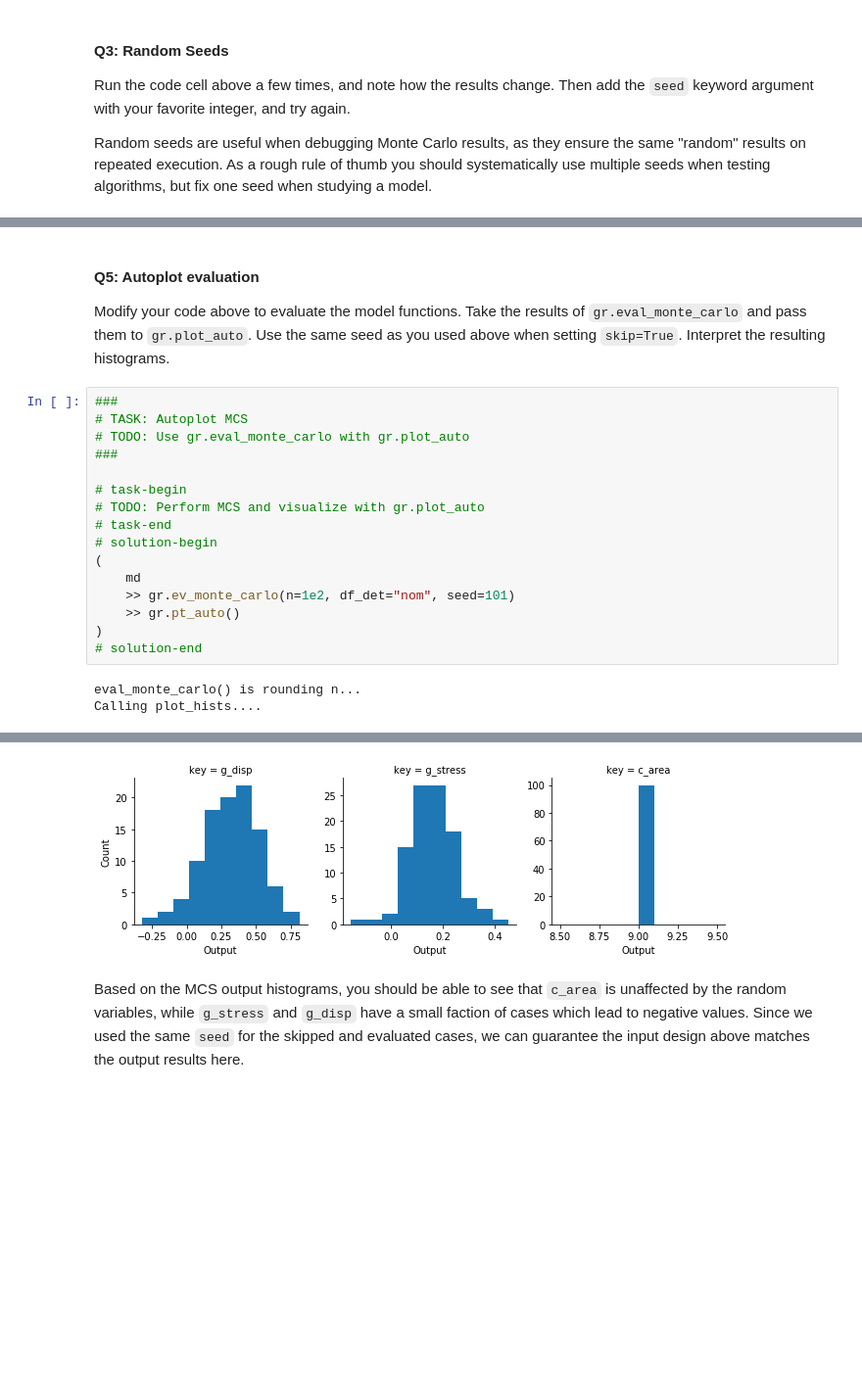
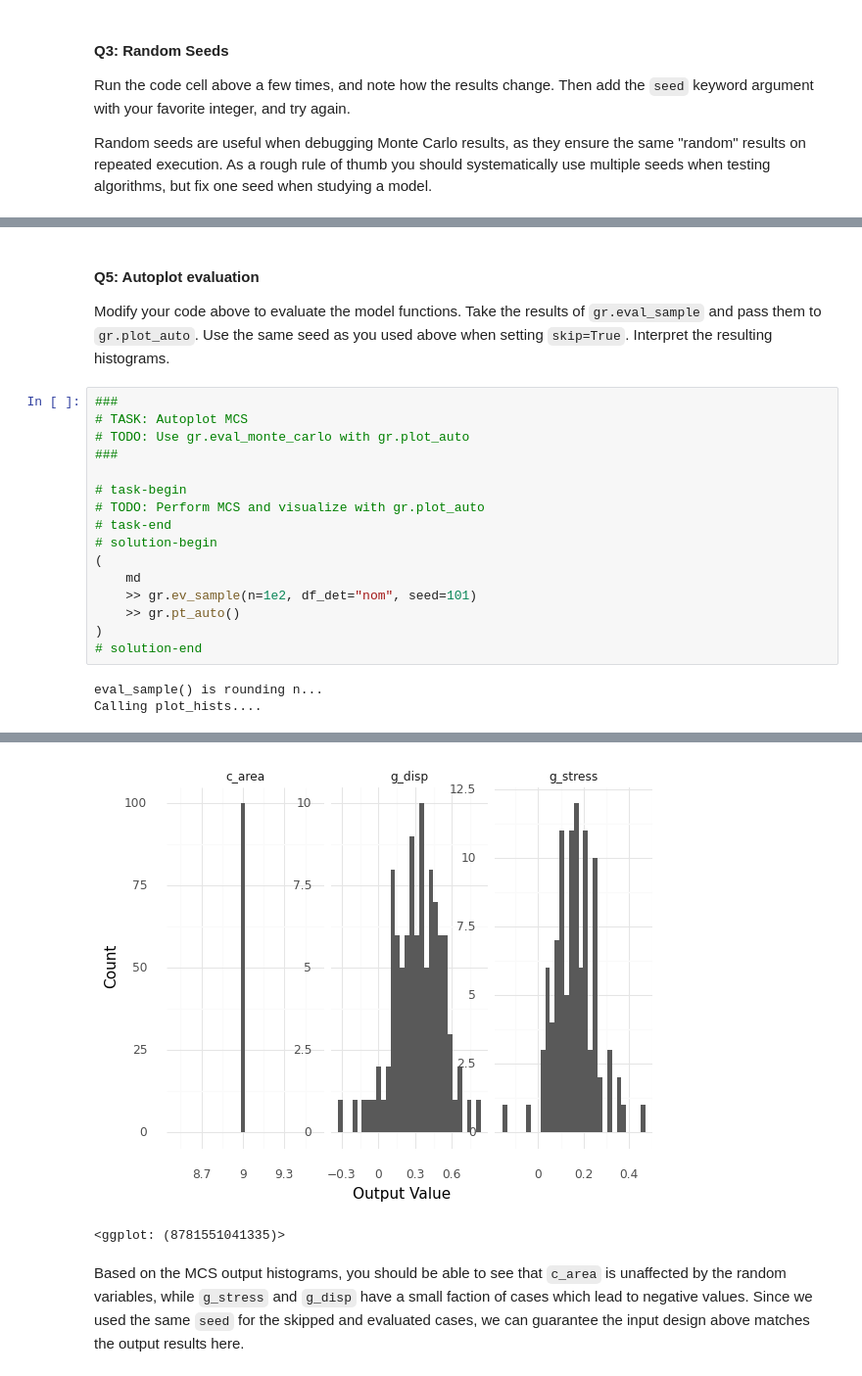
Before and after one commit to zdelrosario/py_grama, a Jupyter notebook: tutorials/t02_explore_master.ipynb, the cells around one changed output, grey strips where cells are left out. Shown at 98% size. Drawn from its saved outputs; the diff is of its cells as text; blank space fills up the shorter version.

```diff
--- a/tutorials/t02_explore_master.ipynb
+++ b/tutorials/t02_explore_master.ipynb
@@ -135,6 +138,6 @@ Using the autoplotter with skipped evaluation provides a visualization of the *d
 # %% [markdown]
 #### __Q5: Autoplot evaluation__
-Modify your code above to evaluate the model functions. Take the results of `gr.eval_monte_carlo` and pass them to `gr.plot_auto`. Use the same seed as you used above when setting `skip=True`. Interpret the resulting histograms.
+Modify your code above to evaluate the model functions. Take the results of `gr.eval_sample` and pass them to `gr.plot_auto`. Use the same seed as you used above when setting `skip=True`. Interpret the resulting histograms.
 # %%
 ###
 # TASK: Autoplot MCS
@@ -147,10 +150,10 @@ Modify your code above to evaluate the model functions. Take the results of `gr.
 # solution-begin
 (
     md
-    >> gr.ev_monte_carlo(n=1e2, df_det="nom", seed=101)
+    >> gr.ev_sample(n=1e2, df_det="nom", seed=101)
     >> gr.pt_auto()
 )
 # solution-end
 # %% [output]
-eval_monte_carlo() is rounding n...
+eval_sample() is rounding n...
 Calling plot_hists....
@@ -158,4 +161,5 @@ Calling plot_hists....
-[figure, old version]
+[figure, new version]
+<ggplot: (8781551041335)>
 # %% [markdown]
 Based on the MCS output histograms, you should be able to see that `c_area` is unaffected by the random variables, while `g_stress` and `g_disp` have a small faction of cases which lead to negative values. Since we used the same `seed` for the skipped and evaluated cases, we can guarantee the input design above matches the output results here.
 # %% [markdown]
```
Also changed, not shown: parts of 12 cells of this notebook, 4 other files.
